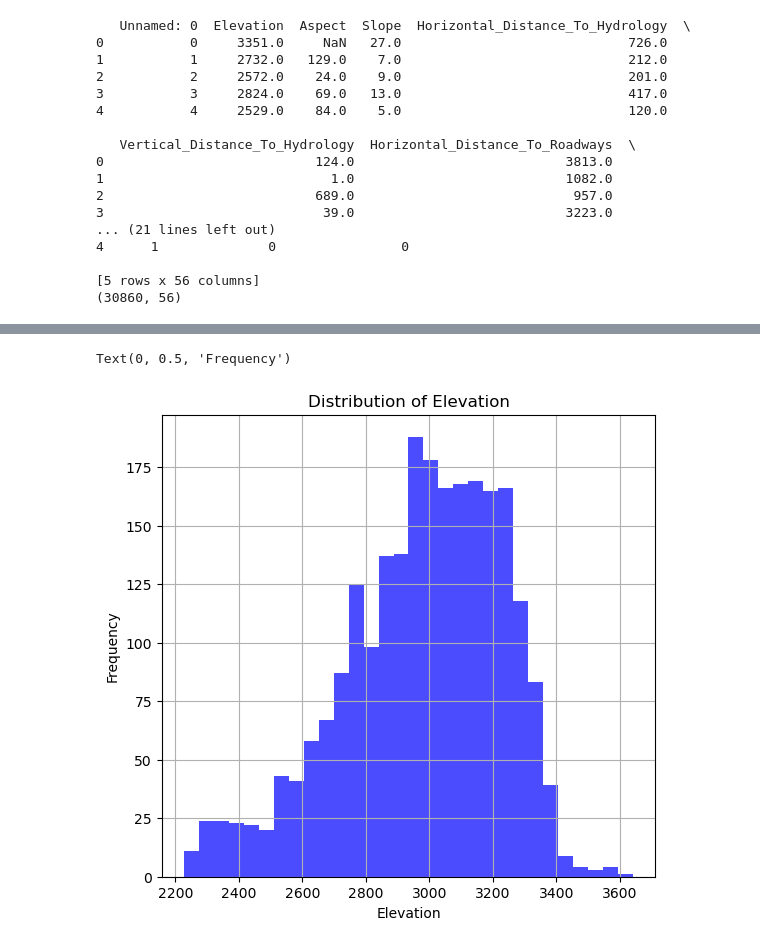
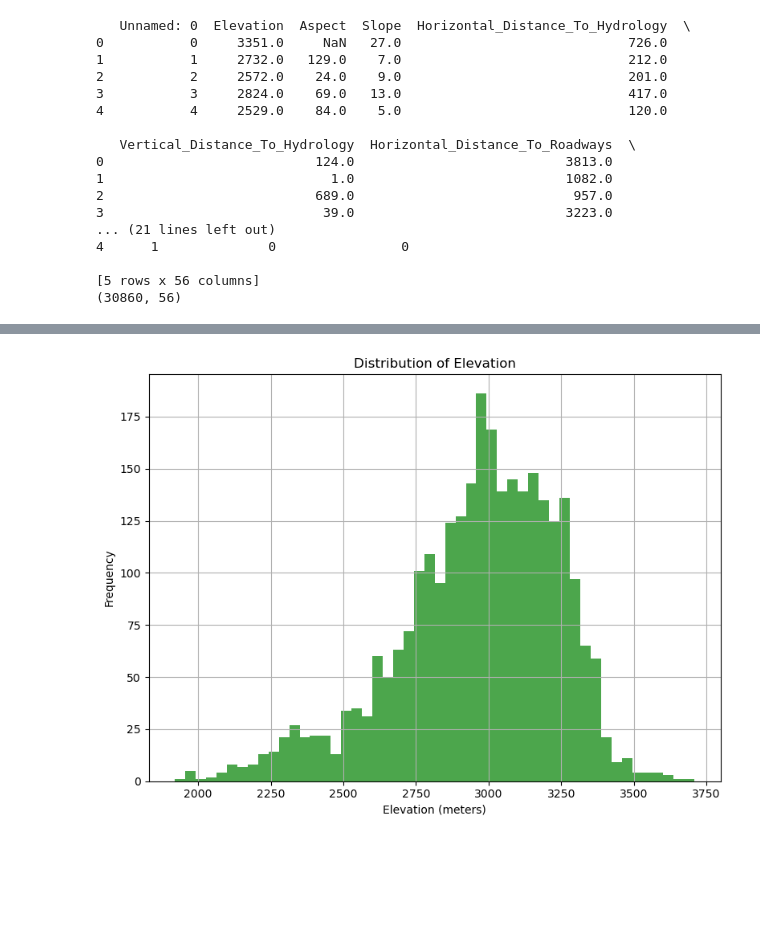
Before and after one commit to bonaparte233/COMP5310_Group50_A1, a Jupyter notebook: fzhu0880/fzhu0880_A1_Code.ipynb, the cells around one changed output, grey strips where cells are left out. Cells and saved outputs as stored; diff of their text form; code cells hidden in the pictures; blank space fills up the shorter version.

```diff
--- a/fzhu0880/fzhu0880_A1_Code.ipynb
+++ b/fzhu0880/fzhu0880_A1_Code.ipynb
@@ -106,12 +104,11 @@ for col in non_negative_cols:
 # %%
-# Delete outliers using IQR
-def remove_outliers(df, col):
-    Q1 = df[col].quantile(0.25)
-    Q3 = df[col].quantile(0.75)
-    IQR = Q3 - Q1
-    lower = Q1 - 1.5 * IQR
-    upper = Q3 + 1.5 * IQR
-    return df[(df[col] >= lower) & (df[col] <= upper)]
-
-for col in columns_to_plot:
-    df_cleaned = remove_outliers(df_cleaned, col)
+plt.figure(figsize=(8, 6))  # Plot the distribution histogram of Elevation
+df_cleaned['Elevation'].plot(kind='hist', bins=50, color='green', alpha=0.7)
+plt.grid(True)
+plt.title('Distribution of Elevation')
+plt.xlabel('Elevation (meters)')
+plt.ylabel('Frequency')
+plt.tight_layout()
+plt.show()
+# %% [output]
+[figure, added]
@@ -123,11 +114,0 @@ for col in columns_to_plot: # Fill in missing values
-# %%
-plt.figure(figsize=(14, 6))  # Plot the elevation histogram
-plt.subplot(1, 2, 1)
-df_cleaned['Elevation'].plot(kind='hist', bins=30, color='blue', alpha=0.7)
-plt.grid(True)
-plt.title('Distribution of Elevation')
-plt.xlabel('Elevation')
-plt.ylabel('Frequency')
-# %% [output]
-Text(0, 0.5, 'Frequency')
-[figure, removed]
```
Also changed, not shown: parts of 6 cells of this notebook, 1 other file.
